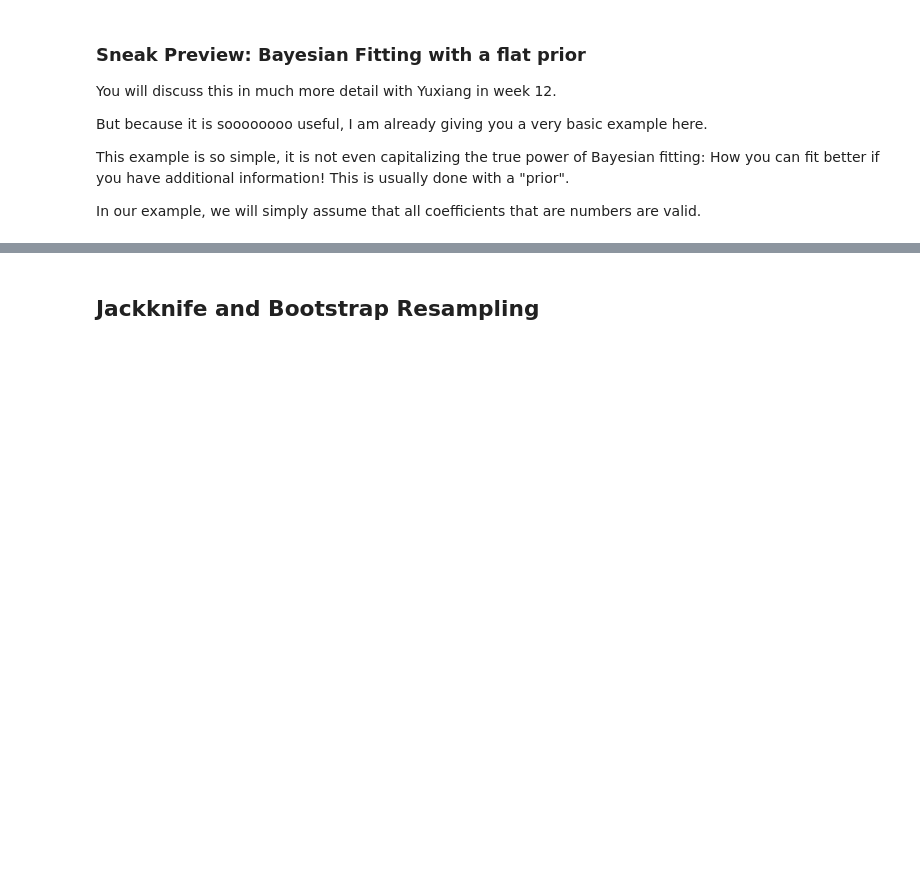
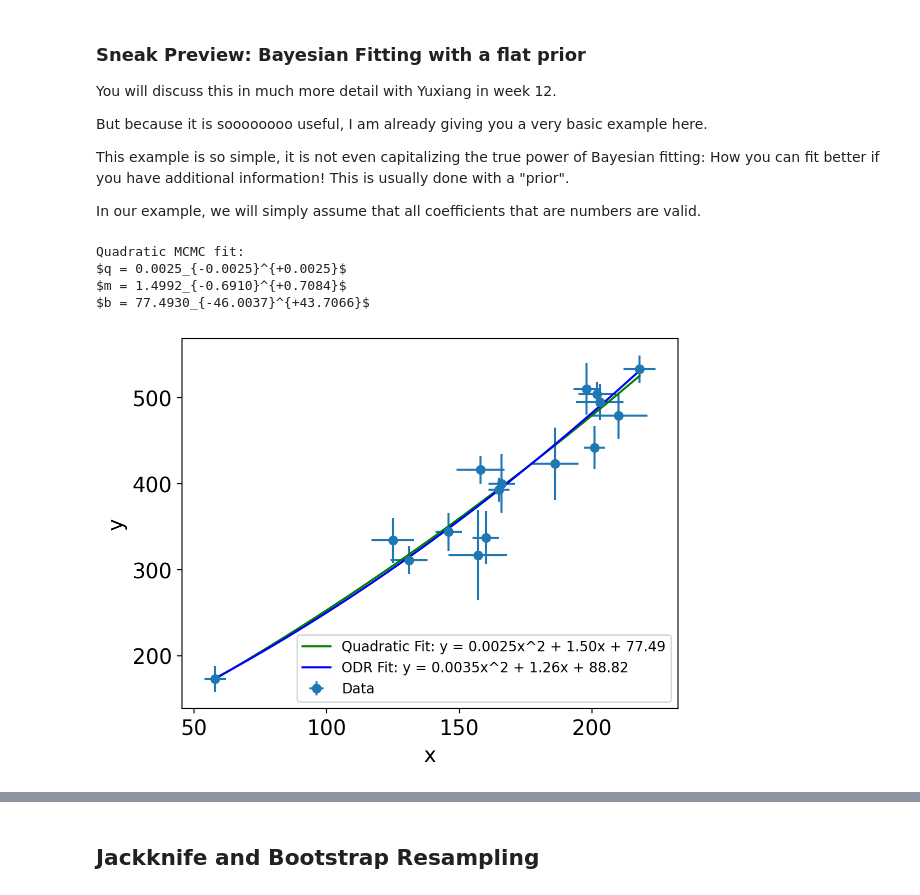
Before and after one commit to svenbuder/astr4004_2025_week8, a Jupyter notebook: anu_astr4004_2025_week8_fitting_lines.ipynb, the cells around one changed output, grey strips where cells are left out. Drawn from its saved outputs; the diff is of its cells as text; code cells hidden in the pictures; blank space fills up the shorter version.

Commit message:
added definition of quadratic function before calling it in the likelihood function of the emcee run.

```diff
--- a/anu_astr4004_2025_week8_fitting_lines.ipynb
+++ b/anu_astr4004_2025_week8_fitting_lines.ipynb
@@ -811,6 +892,11 @@ x_data = np.array([203, 58, 210, 202, 198, 158, 165, 201, 157, 131, 166, 160, 18
 y_data = np.array([495, 173, 479, 504, 510, 416, 393, 442, 317, 311, 400, 337, 423, 334, 533, 344])
 x_errors = np.array([9, 4, 11, 7, 5, 9, 4, 4, 11, 7, 5, 5, 9, 8, 6, 5])
 y_errors = np.array([21, 15, 27, 14, 30, 16, 14, 25, 52, 16, 34, 31, 42, 26, 16, 22])
+
+# Quadratic model
+def quadratic_model(params, x):
+    q, m, b = params
+    return q * x**2 + m * x + b
 
 # Define the log-likelihood function that accounts for uncertainties in both x and y
 def log_likelihood(parameters, x, y, xerr, yerr):
@@ -835,6 +921,8 @@ def log_probability(parameters, x, y, xerr, yerr):
 
 # Initial guess for the parameters (q, m, b)
 initial = np.array([1, 1, 1])
+
+np.random.seed(13652344)
 
 # Set up the MCMC sampler
 nwalkers = 32
@@ -853,33 +941,39 @@ q_mcmc_percentiles = np.percentile(samples[:, 0], [16, 50, 84])
 m_mcmc_percentiles = np.percentile(samples[:, 1], [16, 50, 84])
 b_mcmc_percentiles = np.percentile(samples[:, 2], [16, 50, 84])
 
 # Define a function to print the percentiles in the desired LaTeX format
 def print_percentiles_latex(parameter_name, percentiles):
     median = percentiles[1]
     lower_error = median - percentiles[0]
     upper_error = percentiles[2] - median
     print(f"${parameter_name} = {median:.4f}_{{-{lower_error:.4f}}}^{{+{upper_error:.4f}}}$")
 
 # Print the percentiles for q, m, and b in LaTeX format
 print("Quadratic MCMC fit:")
 print_percentiles_latex("q", q_mcmc_percentiles)
 print_percentiles_latex("m", m_mcmc_percentiles)
 print_percentiles_latex("b", b_mcmc_percentiles)
 
 # Plot the results
 x_smooth = np.linspace(min(x_data), max(x_data), 500)
 
 # Plot data with error bars
 plt.errorbar(x_data, y_data, xerr=x_errors, yerr=y_errors, fmt='o', label='Data')
 
 # Plot the best fit quadratic curve
 plt.plot(x_smooth, quadratic_model([q_mcmc_percentiles[1], m_mcmc_percentiles[1], b_mcmc_percentiles[1]], x_smooth), label=f'Quadratic Fit: y = {q_mcmc_percentiles[1]:.4f}x^2 + {m_mcmc_percentiles[1]:.2f}x + {b_mcmc_percentiles[1]:.2f}', color='green')
 plt.plot(x_smooth, q_odr * x_smooth**2 + m_odr * x_smooth + b_odr, label=f'ODR Fit: y = {q_odr:.4f}x^2 + {m_odr:.2f}x + {b_odr:.2f}', color='blue')
 
 plt.xlabel('x')
 plt.ylabel('y')
 plt.legend(fontsize=10, loc='lower right')
 plt.show()
+# %% [output]
+Quadratic MCMC fit:
+$q = 0.0025_{-0.0025}^{+0.0025}$
+$m = 1.4992_{-0.6910}^{+0.7084}$
+$b = 77.4930_{-46.0037}^{+43.7066}$
+[figure, added]
 # %%
 import corner
 
```
Also changed, not shown: parts of 23 cells of this notebook.
